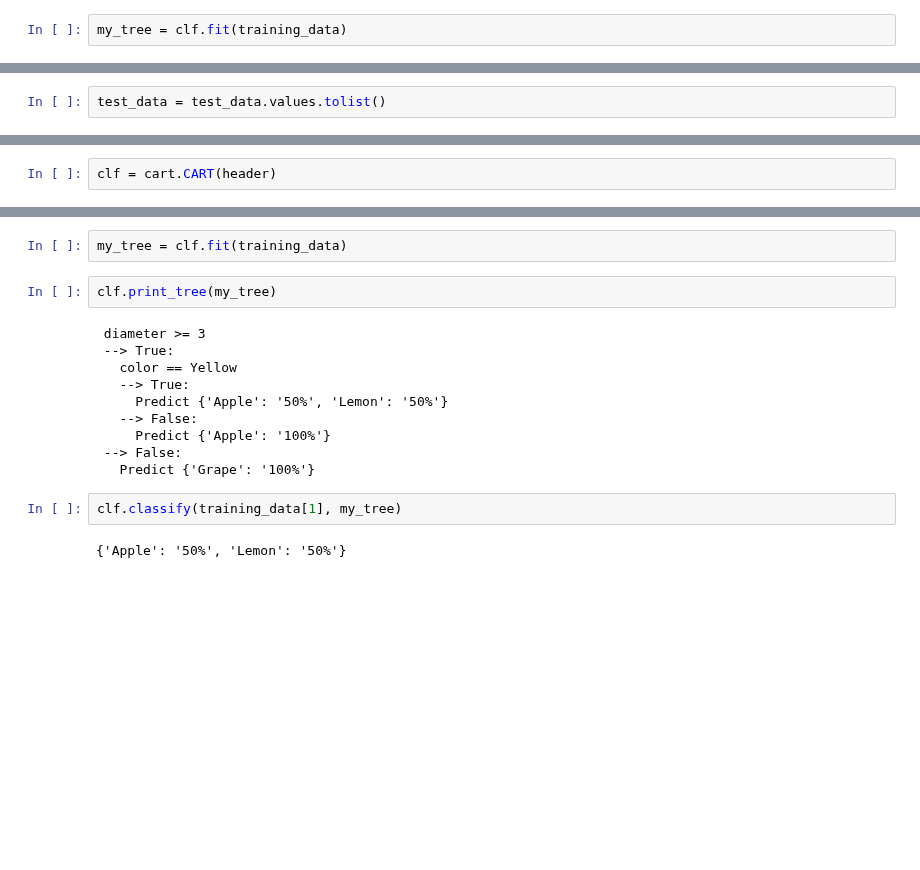
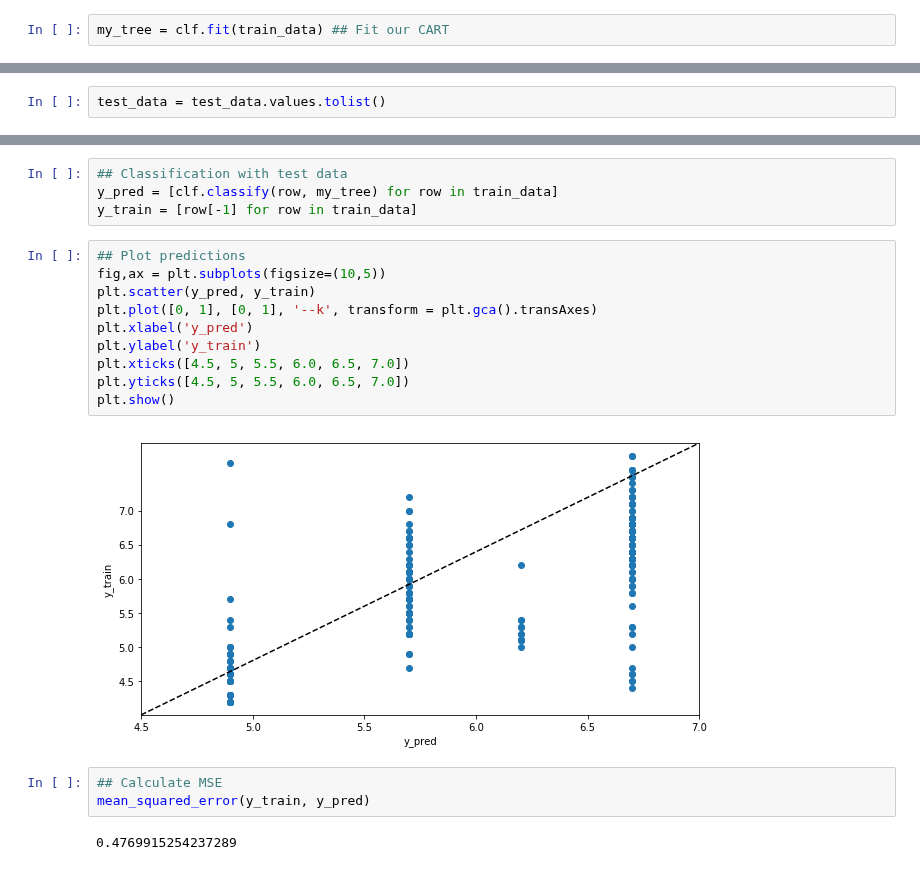
Before and after one commit to carlosgeovany/MachineLearning, a Jupyter notebook: CART.ipynb, the cells around one changed output, grey strips where cells are left out. Drawn from its saved outputs; the diff is of its cells as text; blank space fills up the shorter version.

```diff
--- a/CART.ipynb
+++ b/CART.ipynb
@@ -51,5 +51,5 @@ diameter >= 3
 # %%
-my_tree = clf.fit(training_data)
+my_tree = clf.fit(train_data) ## Fit our CART
 # %%
 clf.print_tree(my_tree)
 # %% [output]
@@ -116,2 +110,0 @@ header = ["color", "diameter", "label"]
-# %%
-clf = cart.CART(header)
@@ -125,18 +111,21 @@ diameter >= 3
-# %%
-my_tree = clf.fit(training_data)
-# %%
-clf.print_tree(my_tree)
-# %% [output]
- diameter >= 3
- --> True:
-   color == Yellow
-   --> True:
-     Predict {'Apple': '50%', 'Lemon': '50%'}
-   --> False:
-     Predict {'Apple': '100%'}
- --> False:
-   Predict {'Grape': '100%'}
-# %%
-clf.classify(training_data[1], my_tree)
-# %% [output]
-{'Apple': '50%', 'Lemon': '50%'}
+# %%
+## Classification with test data
+y_pred = [clf.classify(row, my_tree) for row in train_data]
+y_train = [row[-1] for row in train_data]
+# %%
+## Plot predictions
+fig,ax = plt.subplots(figsize=(10,5))
+plt.scatter(y_pred, y_train)
+plt.plot([0, 1], [0, 1], '--k', transform = plt.gca().transAxes)
+plt.xlabel('y_pred')
+plt.ylabel('y_train')
+plt.xticks([4.5, 5, 5.5, 6.0, 6.5, 7.0])
+plt.yticks([4.5, 5, 5.5, 6.0, 6.5, 7.0])
+plt.show()
+# %% [output]
+[figure, added]
+# %%
+## Calculate MSE
+mean_squared_error(y_train, y_pred)
+# %% [output]
+0.4769915254237289
```
Also changed, not shown: parts of 11 cells of this notebook, 1 other file.
